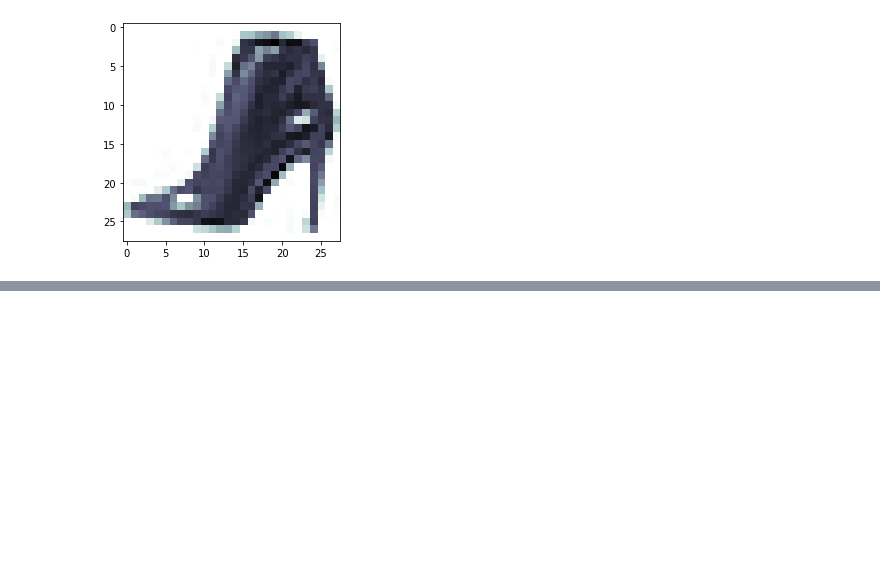
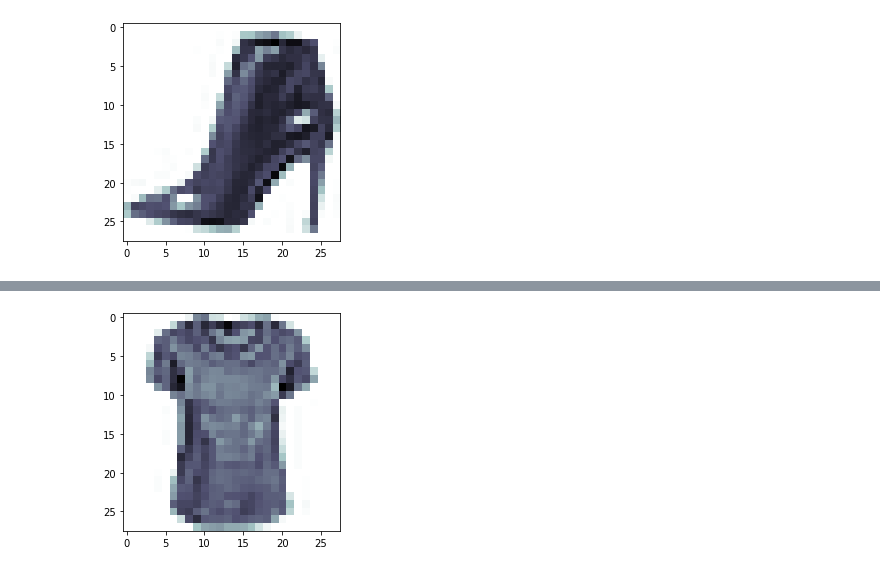
Before and after one commit to j-kynerd/ML_Project3, a Jupyter notebook: mnist.ipynb, the cells around one changed output, grey strips where cells are left out. Saved outputs shown, nothing was run; the diff lists cells and outputs as text; code cells hidden in the pictures; blank space fills up the shorter version.

```diff
--- a/mnist.ipynb
+++ b/mnist.ipynb
@@ -116,0 +209,5 @@ plt.show()
+# %%
+plt.imshow(X_test[488].reshape(28, 28), cmap='bone_r')
+plt.show()
+# %% [output]
+[figure, added]
```
Also changed, not shown: parts of 14 cells of this notebook, 1 other file.
